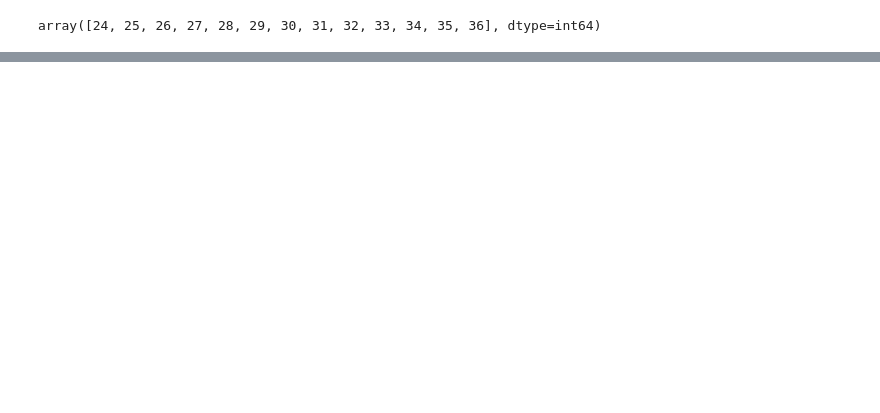
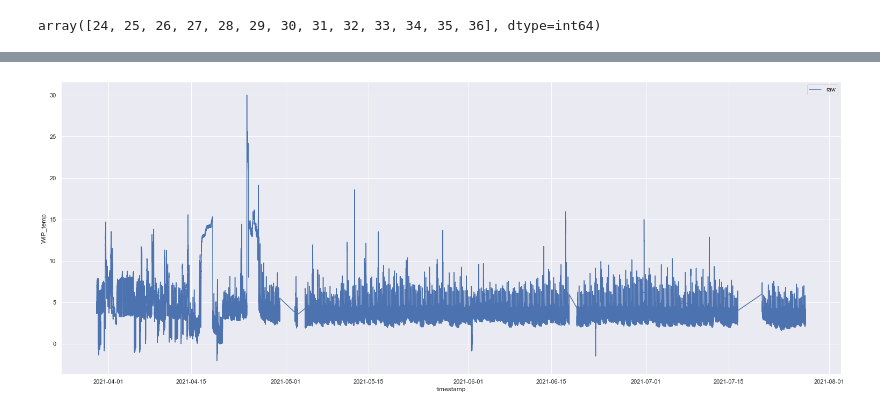
Before and after one commit to cnrd-dev/cheese-factory, a Jupyter notebook: notebooks/data-etl.ipynb, the cells around one changed output, grey strips where cells are left out. Cells and saved outputs as stored; diff of their text form; code cells hidden in the pictures; blank space fills up the shorter version.

```diff
--- a/notebooks/data-etl.ipynb
+++ b/notebooks/data-etl.ipynb
@@ -90,0 +243,4 @@ df_sensor.plot();
+# %%
+sns.lineplot(x=dfp.index, y="WIP_temp", data=dfp, label="raw");
+# %% [output]
+[figure, added]
```
Also changed, not shown: parts of 46 cells of this notebook, 11 other files.
